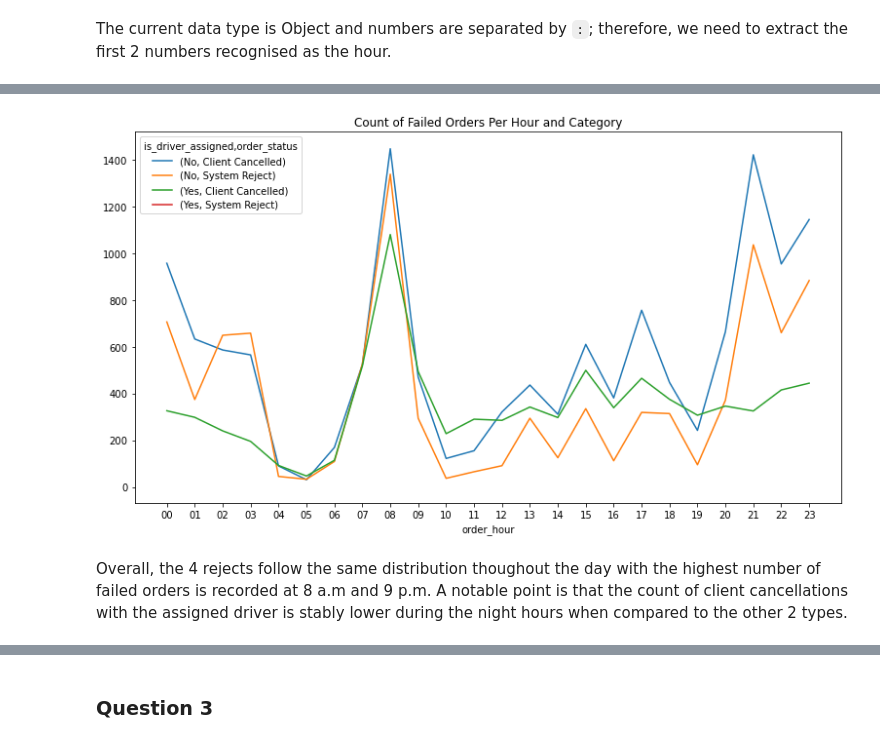
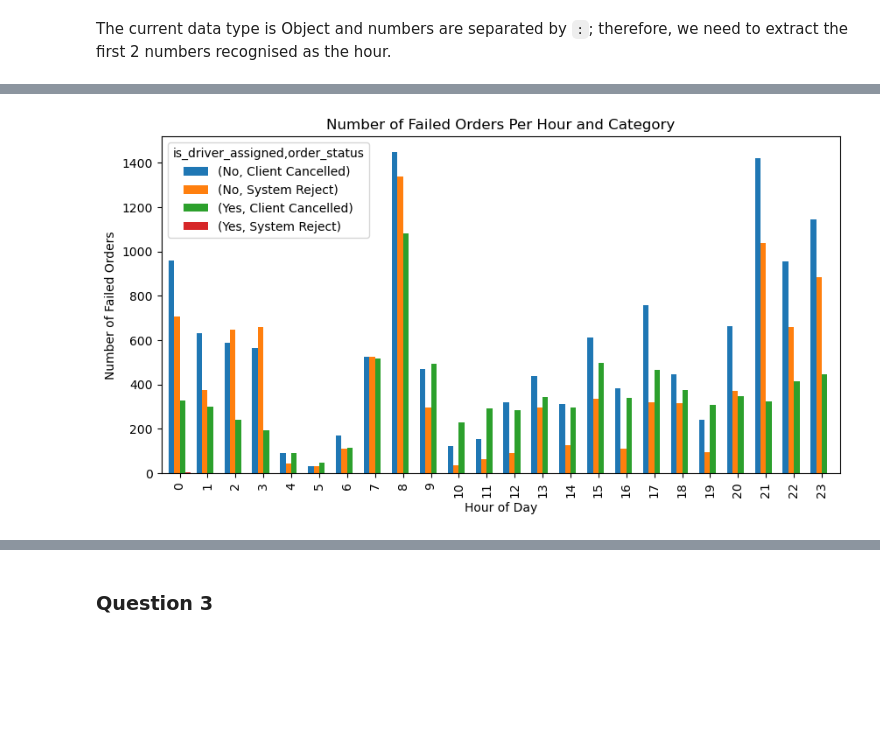
Before and after one commit to ethanaire/Analysing-Gett-Failed-Orders-data-in-Python, a Jupyter notebook: failed_orders_analytics.ipynb, the cells around one changed output, grey strips where cells are left out. Drawn from its saved outputs; the diff is of its cells as text; code cells hidden in the pictures; blank space fills up the shorter version.

```diff
--- a/failed_orders_analytics.ipynb
+++ b/failed_orders_analytics.ipynb
@@ -263,0 +251,4 @@ Name: order_gk, Length: 73, dtype: int64
+# %%
+# Group the DataFrame by 'order_hour', 'is_driver_assigned', and 'order_status' and count the number of orders
+df_gb2 = df.groupby(by=["order_hour","is_driver_assigned","order_status"])["order_gk"].count()
+df_gb2.head(10)
@@ -264,10 +268,13 @@ Name: order_gk, Length: 73, dtype: int64
 # %%
-p = gb2.reset_index().pivot(index="order_hour",
+# Plot the count of failed orders by hour of the day, driver assignment status, and order status
+_ = df_gb2.reset_index().pivot(index="order_hour",
                             columns=["is_driver_assigned", "order_status"],
-                            values="order_gk").plot(xticks=range(0, 24),
-                                                    figsize=(13, 7),
-                                                    title="Count of Failed Orders Per Hour and Category")
+                            values="order_gk").plot(kind="bar",
+                                                    xticks=range(0, 24),
+                                                    figsize=(10, 5),
+                                                    width=0.8,
+                                                    xlabel="Hour of Day",
+                                                    ylabel="Number of Failed Orders",
+                                                    title="Number of Failed Orders Per Hour and Category")
 # %% [output]
-[figure, old version]
+[figure, new version]
-# %% [markdown]
-Overall, the 4 rejects follow the same distribution thoughout the day with the highest number of failed orders is recorded at 8 a.m and 9 p.m. A notable point is that the count of client cancellations with the assigned driver is stably lower during the night hours when compared to the other 2 types.
```
Also changed, not shown: parts of 15 cells of this notebook.
